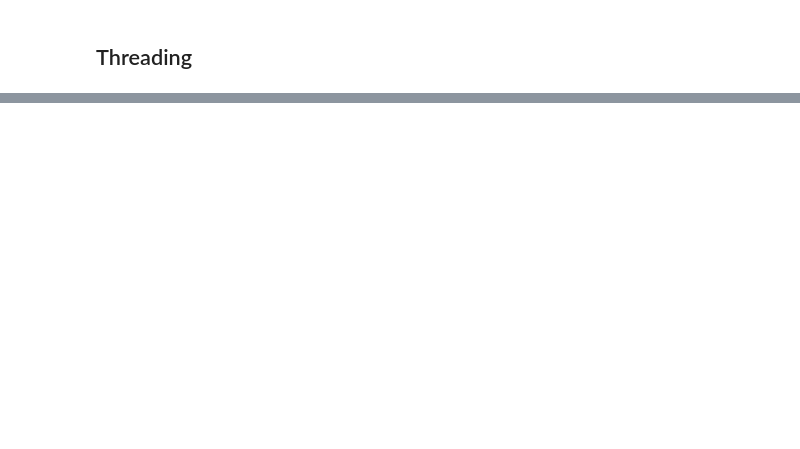
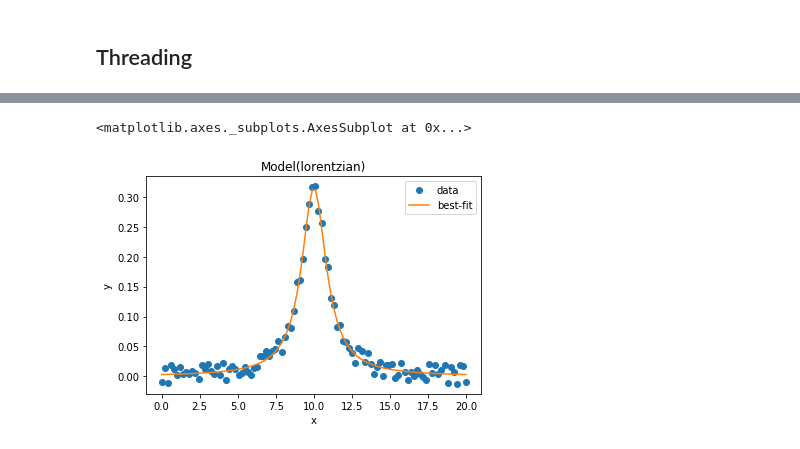
Before and after one commit to jepegit/cellpy, a Jupyter notebook: dev_utils/widgets/playing_with_ipywidgets.ipynb, the cells around one changed output, grey strips where cells are left out. Saved outputs shown, nothing was run; the diff lists cells and outputs as text; code cells hidden in the pictures; blank space fills up the shorter version.

```diff
--- a/dev_utils/widgets/playing_with_ipywidgets.ipynb
+++ b/dev_utils/widgets/playing_with_ipywidgets.ipynb
@@ -227,0 +225,7 @@ plt.plot(x,y)
+# %%
+result = model.fit(y, params, x=x)
+# %%
+result.plot_fit()
+# %% [output]
+<matplotlib.axes._subplots.AxesSubplot at 0x...>
+[figure, added]
```
Also changed, not shown: parts of 27 cells of this notebook.
